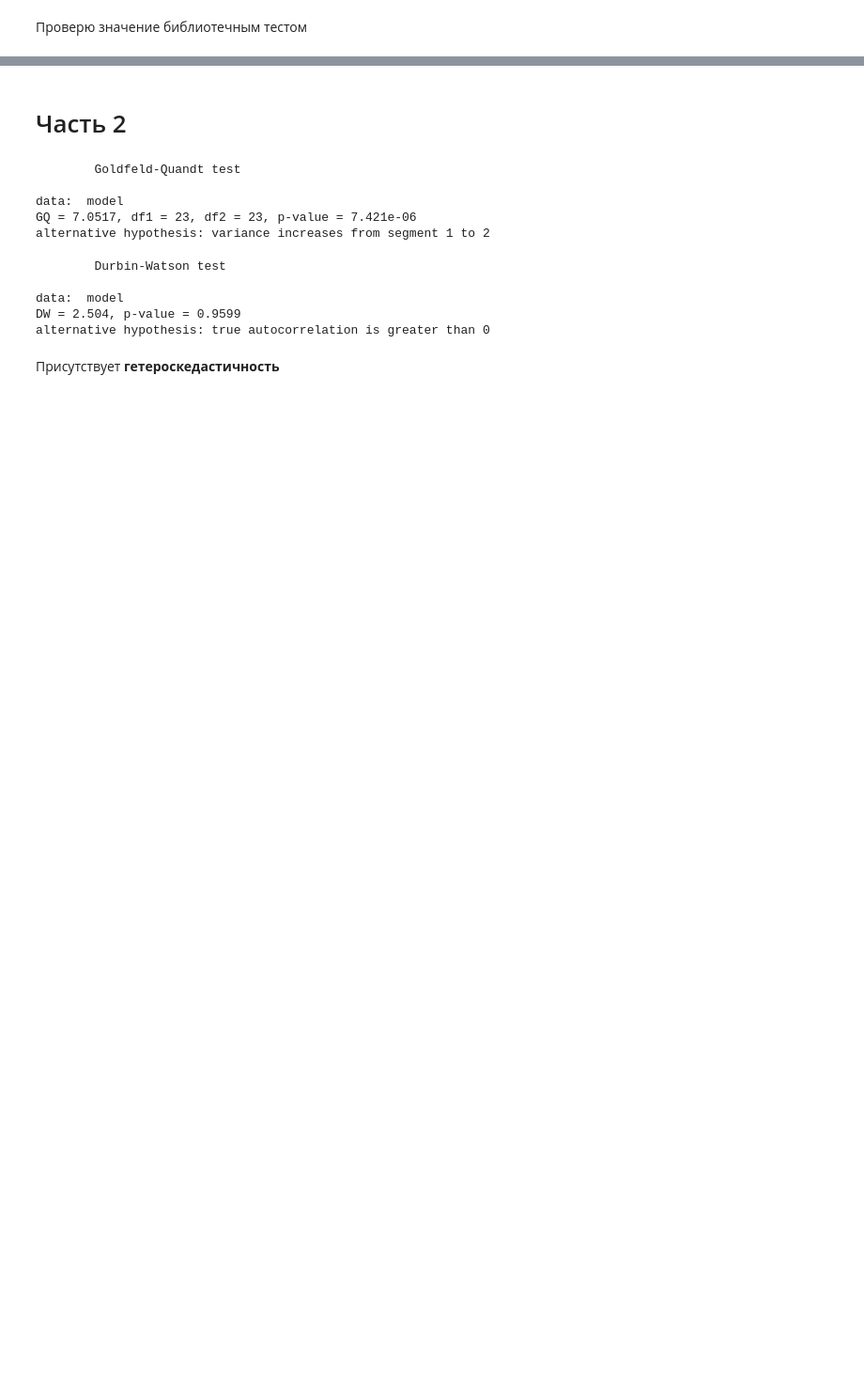
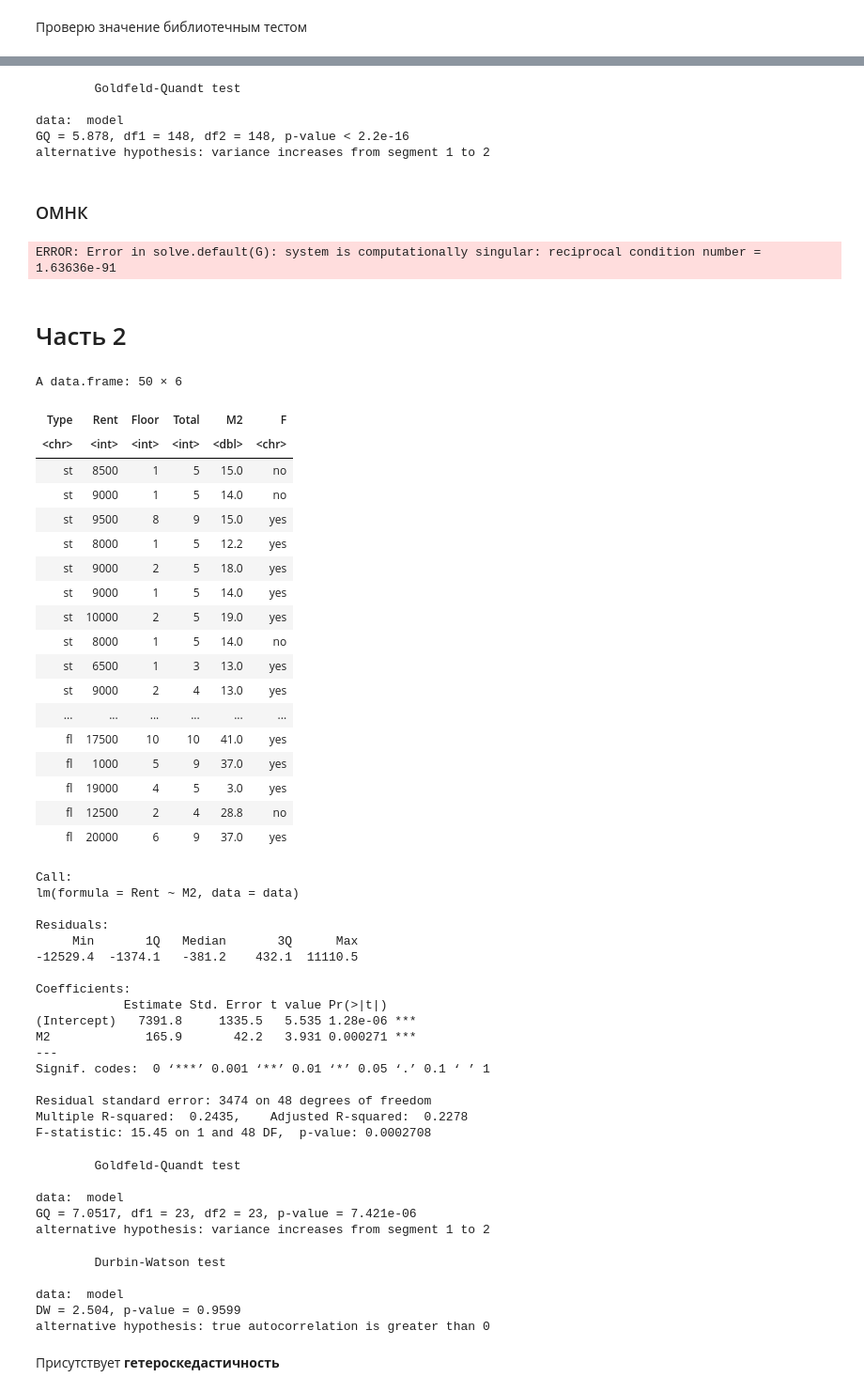
Before and after one commit to Amatikay/Econometrics_labs, a Jupyter notebook: Semester2/Lab-1/main.ipynb, the cells around one changed output, grey strips where cells are left out. Shown: that part at 94% size. Cells and saved outputs as stored; diff of their text form; code cells hidden in the pictures; blank space fills up the shorter version.

```diff
--- a/Semester2/Lab-1/main.ipynb
+++ b/Semester2/Lab-1/main.ipynb
@@ -100,8 +121,71 @@ Residual standard error: 1.037582
+# %%
+gqtest(model)
+# %% [output]
+        Goldfeld-Quandt test
+
+data:  model
+GQ = 5.878, df1 = 148, df2 = 148, p-value < 2.2e-16
+alternative hypothesis: variance increases from segment 1 to 2
+# %% [markdown]
+### ОМНК
+# %%
+G <- diag(1,n)
+for (i in 1:n)
+{
+  for(j in 1:n)
+    G[i,j] <- 2^abs(i - j)
+}
+x0 = rep(1,n)
+Y = matrix(c(y),n,1)
+X = matrix(c(x0,x),n,2)
+teta = solve(t(X)%*%solve(G)%*%X)%*%t(X)%*%solve(G)%*%Y
+teta
+# %% [output]
+ERROR: Error in solve.default(G): system is computationally singular: reciprocal condition number = 1.63636e-91
 # %% [markdown]
 # Часть 2
 # %%
 data <- read.table(file = "../Data/flats_1.txt", header = TRUE)
-# data
+data
+model <- lm(Rent ~ M2, data = data)
+summary(model)
+# %% [output]
+A data.frame: 50 × 6
+| Type | Rent | Floor | Total | M2 | F |
+| <chr> | <int> | <int> | <int> | <dbl> | <chr> |
+| st | 8500 | 1 | 5 | 15.0 | no |
+| st | 9000 | 1 | 5 | 14.0 | no |
+| st | 9500 | 8 | 9 | 15.0 | yes |
+| st | 8000 | 1 | 5 | 12.2 | yes |
+| st | 9000 | 2 | 5 | 18.0 | yes |
+| st | 9000 | 1 | 5 | 14.0 | yes |
+| st | 10000 | 2 | 5 | 19.0 | yes |
+| st | 8000 | 1 | 5 | 14.0 | no |
+| st | 6500 | 1 | 3 | 13.0 | yes |
+| st | 9000 | 2 | 4 | 13.0 | yes |
+| ... | ... | ... | ... | ... | ... |
+| fl | 17500 | 10 | 10 | 41.0 | yes |
+| fl | 1000 | 5 | 9 | 37.0 | yes |
+| fl | 19000 | 4 | 5 | 3.0 | yes |
+| fl | 12500 | 2 | 4 | 28.8 | no |
+| fl | 20000 | 6 | 9 | 37.0 | yes |
+Call:
+lm(formula = Rent ~ M2, data = data)
+
+Residuals:
+     Min       1Q   Median       3Q      Max
+-12529.4  -1374.1   -381.2    432.1  11110.5
+
+Coefficients:
+            Estimate Std. Error t value Pr(>|t|)
+(Intercept)   7391.8     1335.5   5.535 1.28e-06 ***
+M2             165.9       42.2   3.931 0.000271 ***
+---
+Signif. codes:  0 ‘***’ 0.001 ‘**’ 0.01 ‘*’ 0.05 ‘.’ 0.1 ‘ ’ 1
+
+Residual standard error: 3474 on 48 degrees of freedom
+Multiple R-squared:  0.2435,    Adjusted R-squared:  0.2278
+F-statistic: 15.45 on 1 and 48 DF,  p-value: 0.0002708
 # %%
 model <- lm(Rent ~ M2, data = data)
 gqtest(model)
```
Also changed, not shown: parts of 13 cells of this notebook, 1 other file.
